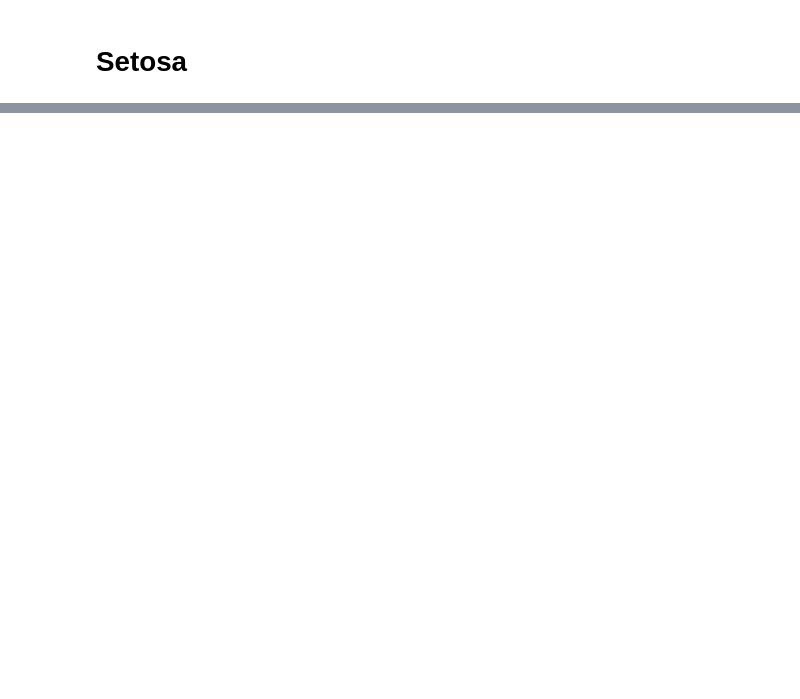
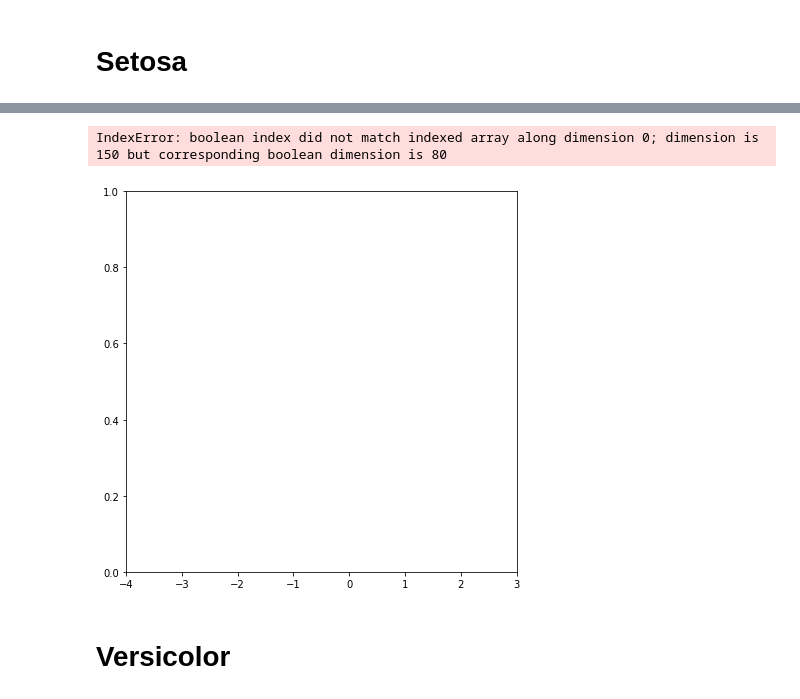
Before and after one commit to ritafolisi/Tirocinio, a Jupyter notebook: Visualizzazione-FCM.ipynb, the cells around one changed output, grey strips where cells are left out. Drawn from its saved outputs; the diff is of its cells as text; code cells hidden in the pictures; blank space fills up the shorter version.

```diff
--- a/Visualizzazione-FCM.ipynb
+++ b/Visualizzazione-FCM.ipynb
@@ -84,0 +97,15 @@ plt.show()
+# %%
+#plt.figure(figsize=(7,7))
+#plt.xticks(np.arange(-4, 4, 1))
+#plt.yticks(np.arange(-4, 4, 1))
+#plt.xlim(4)
+gr_dataset()
+plt.imshow(Z)
+plt.colorbar()
+plt.gca().invert_yaxis()
+plt.show()
+# %% [output]
+IndexError: boolean index did not match indexed array along dimension 0; dimension is 150 but corresponding boolean dimension is 80
+[figure, added]
+# %% [markdown]
+# Versicolor
```
Also changed, not shown: parts of 19 cells of this notebook, 32 other files.
